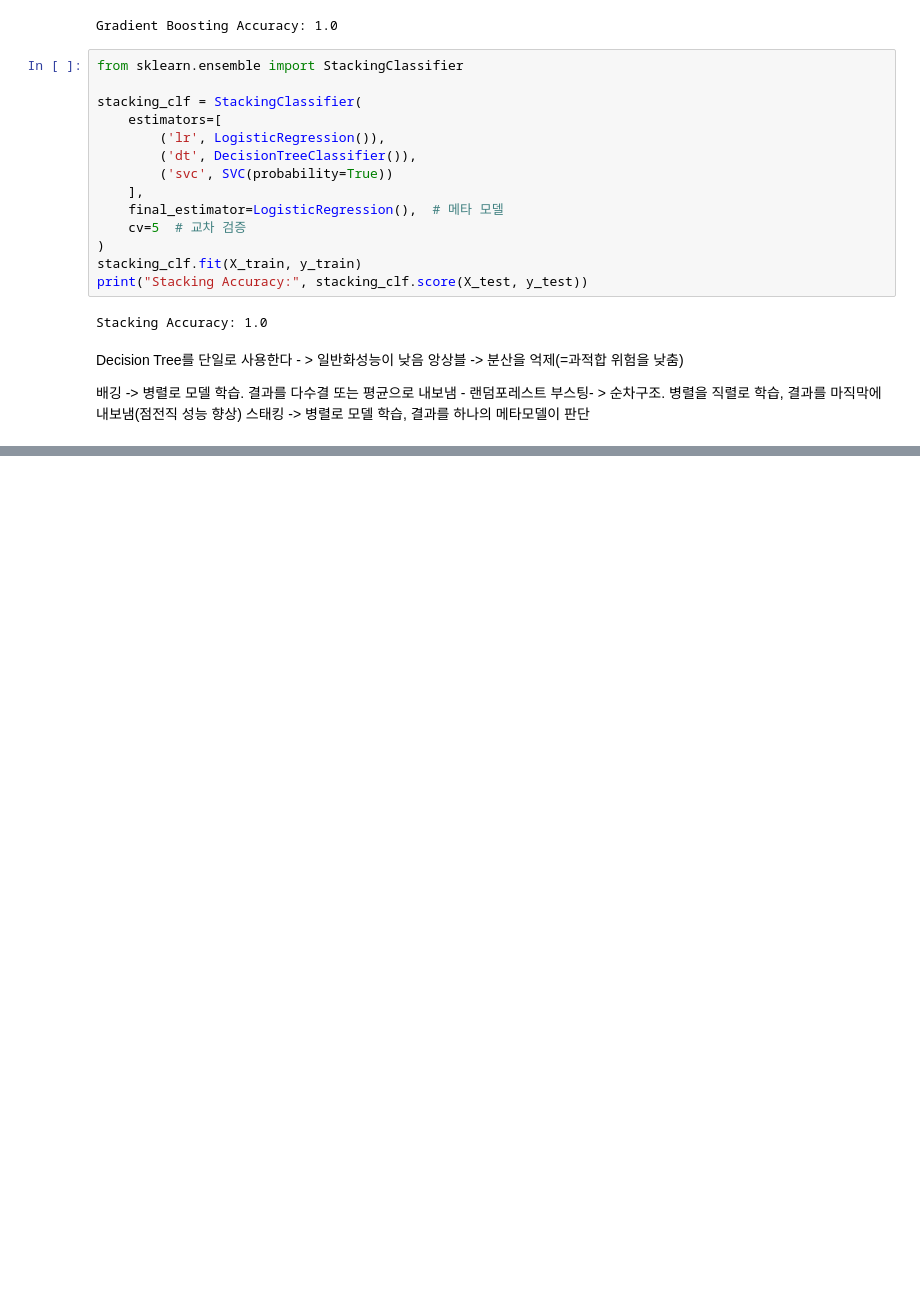
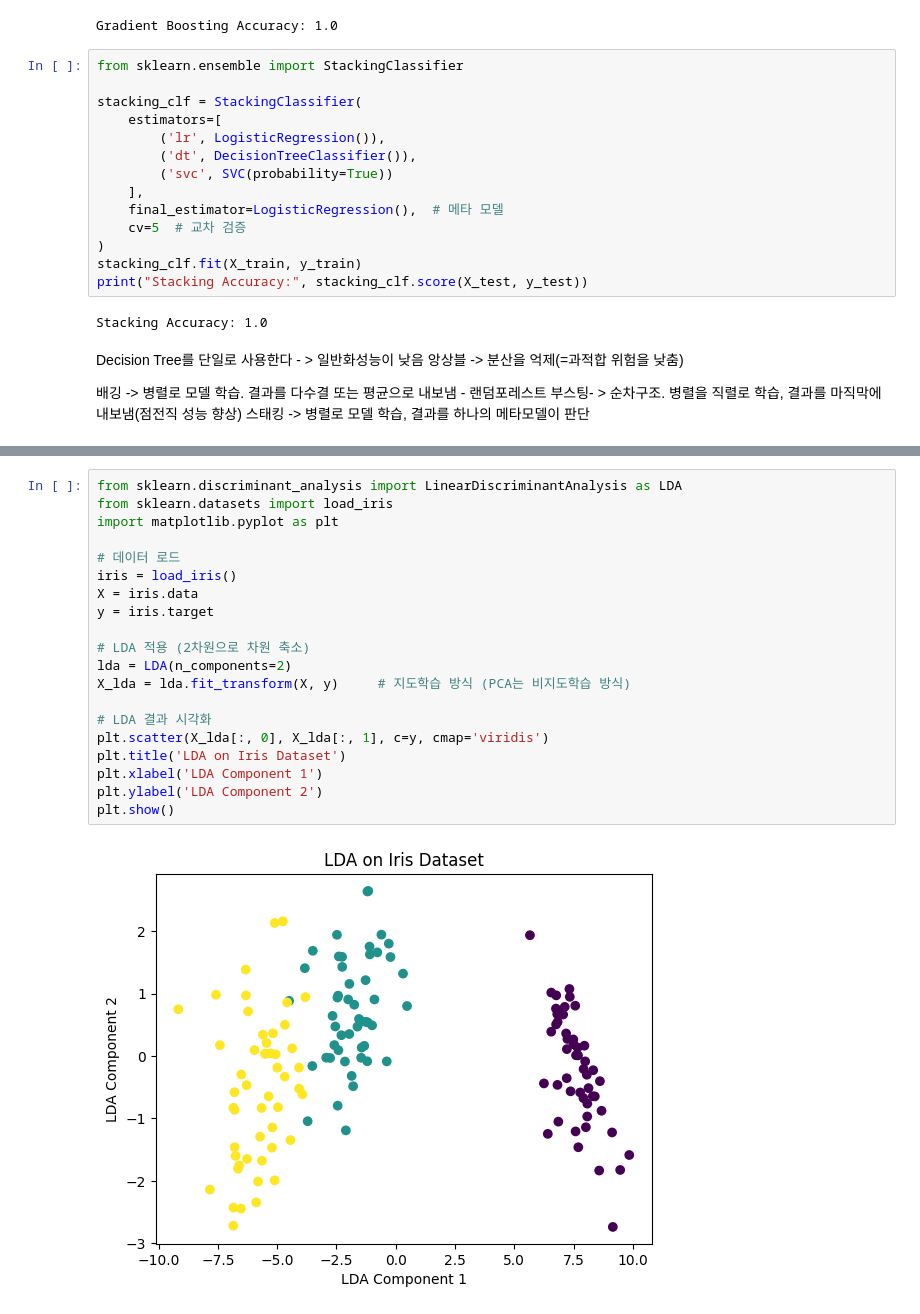
Before and after one commit to heeyoung-Python-practice/machine_learnning, a Jupyter notebook: exercise.ipynb, the cells around one changed output, grey strips where cells are left out. Saved outputs shown, nothing was run; the diff lists cells and outputs as text; blank space fills up the shorter version.

Commit message:
머신러닝 차원축소 및 비지도학습

```diff
--- a/exercise.ipynb
+++ b/exercise.ipynb
@@ -803,0 +834,22 @@ Decision Tree를 단일로 사용한다 - > 일반화성능이 낮음
+# %%
+from sklearn.discriminant_analysis import LinearDiscriminantAnalysis as LDA
+from sklearn.datasets import load_iris
+import matplotlib.pyplot as plt
+
+# 데이터 로드
+iris = load_iris()
+X = iris.data
+y = iris.target
+
+# LDA 적용 (2차원으로 차원 축소)
+lda = LDA(n_components=2)
+X_lda = lda.fit_transform(X, y)     # 지도학습 방식 (PCA는 비지도학습 방식)
+
+# LDA 결과 시각화
+plt.scatter(X_lda[:, 0], X_lda[:, 1], c=y, cmap='viridis')
+plt.title('LDA on Iris Dataset')
+plt.xlabel('LDA Component 1')
+plt.ylabel('LDA Component 2')
+plt.show()
+# %% [output]
+[figure, added]
```
Also changed, not shown: parts of 6 cells of this notebook, 4 other files.
